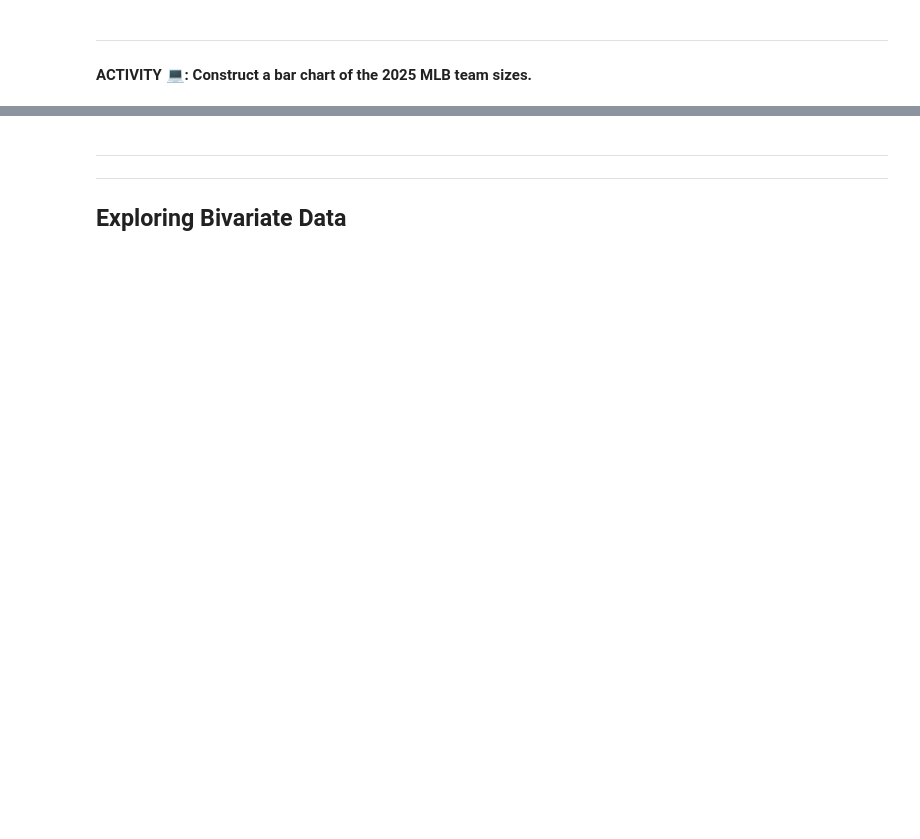
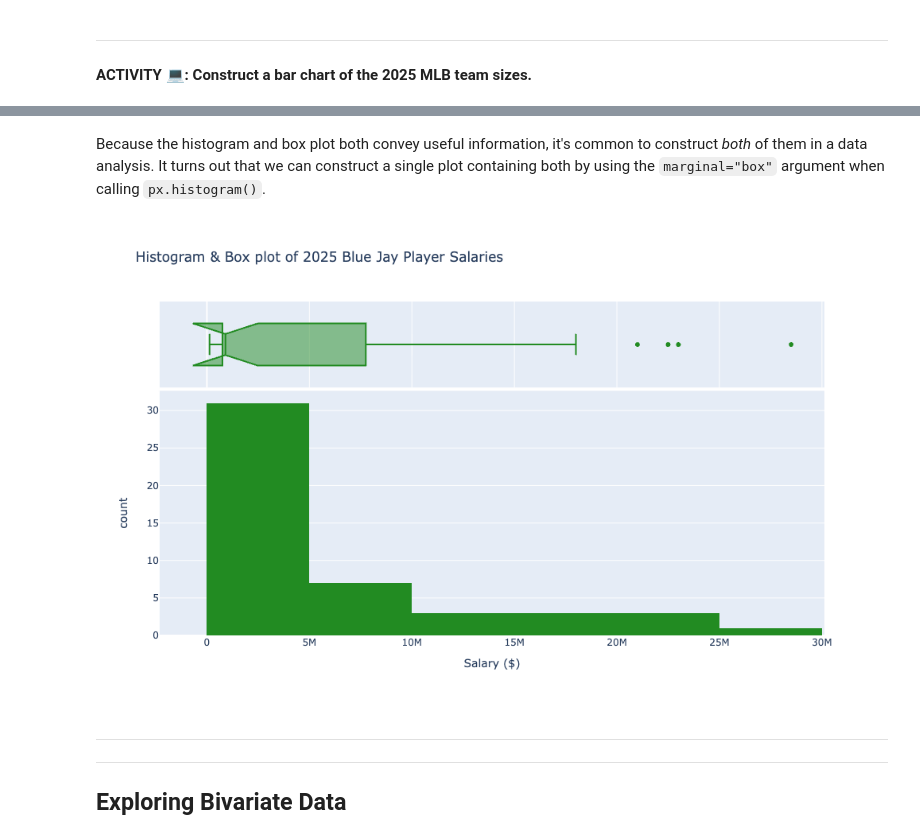
Before and after one commit to ntstevens/DATSC101, a Jupyter notebook: Lectures/Exploratory Data Analysis.ipynb, the cells around one changed output, grey strips where cells are left out. Cells and saved outputs as stored; diff of their text form; code cells hidden in the pictures; blank space fills up the shorter version.

```diff
--- a/Lectures/Exploratory Data Analysis.ipynb
+++ b/Lectures/Exploratory Data Analysis.ipynb
@@ -926,3 +1423,16 @@ fig.show()
+# %% [markdown]
+Because the histogram and box plot both convey useful information, it's common to construct *both* of them in a data analysis. It turns out that we can construct a single plot containing both by using the `marginal="box"` argument when calling `px.histogram()`.
+# %%
+fig = px.histogram(blue_jays["Salary"],
+                   labels={"value": "Salary ($)"},
+                   title="Histogram & Box plot of 2025 Blue Jay Player Salaries",
+                   color_discrete_sequence=["forestgreen"],
+                   width=800, height=600,
+                  marginal="box")
+fig.update_traces(showlegend=False)
+fig.show()
+# %% [output]
+[figure, added]
 # %% [markdown]
 ---
 ---
```
Also changed, not shown: parts of 62 cells of this notebook.
